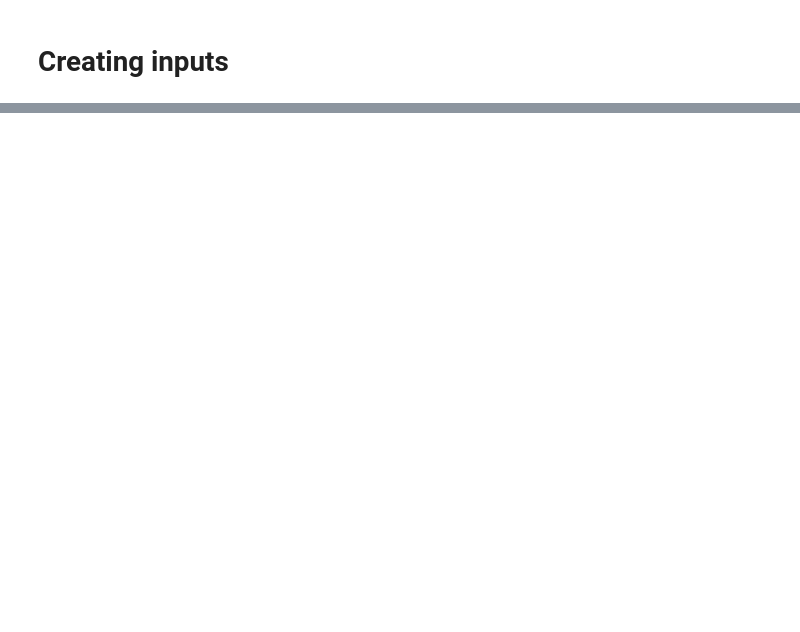
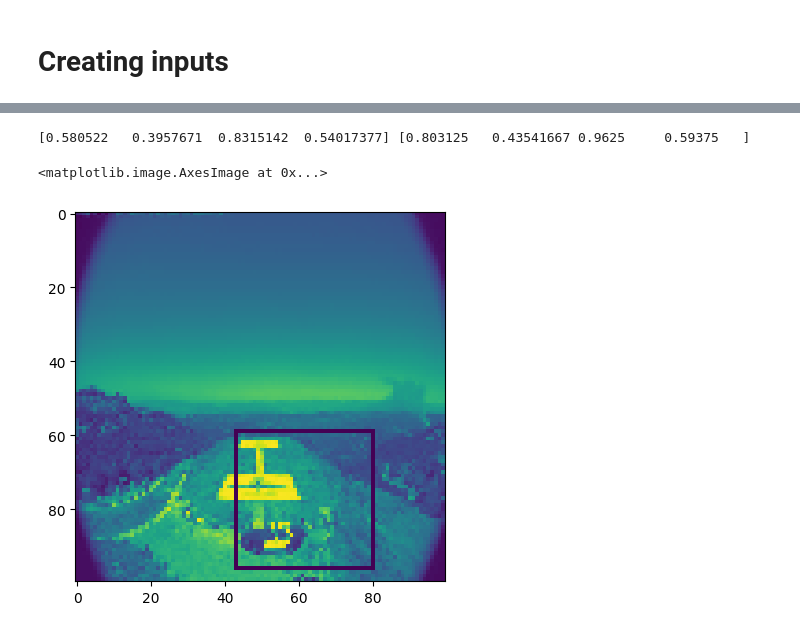
Before and after one commit to Shreyas1018/WildFireDetection, a Jupyter notebook: Wildfire.ipynb, the cells around one changed output, grey strips where cells are left out. Cells and saved outputs as stored; diff of their text form; code cells hidden in the pictures; blank space fills up the shorter version.

```diff
--- a/Wildfire.ipynb
+++ b/Wildfire.ipynb
@@ -124,0 +80,20 @@ array([  1., 242., 150., 333.])
+# %%
+input_size = (100, 100)
+def load_data(directory):
+    annots = pd.read_csv(os.path.join(directory, '_annotations.csv'))
+    images = []
+    boundingBoxes = []
+    for index, row in annots.iterrows():
+        img = cv2.imread(os.path.join(directory, row['filename']), 0)
+        try:
+            resized_img = cv2.resize(img, input_size)
+            x = resized_img/255.0
+            images.append(x)
+
+            bounds = [row['xmin']/row['width'], row['ymin']/row['height'],
+                      row['xmax']/row['width'], row['ymax']/row['height']]
+            boundingBoxes.append(bounds)
+        except:
+            continue
+
+    return np.array(images), np.array(boundingBoxes, dtype=np.float32)
@@ -125 +104,3 @@ array([  1., 242., 150., 333.])
+# %%
+X_test, y_test = load_data(test_path)
 # %% [markdown]
@@ -184,0 +219,4 @@ model.compile(optimizer=tf.keras.optimizers.Adam(),
+# %%
+print(y_pred[0], y_test[0])
+# %% [output]
+[0.580522   0.3957671  0.8315142  0.54017377] [0.803125   0.43541667 0.9625     0.59375   ]
@@ -184,0 +225,10 @@ model.compile(optimizer=tf.keras.optimizers.Adam(),
+# %%
+x1, x2, y1, y2 = y_test[0]
+# %%
+img = X_test[0]
+height, width = img.shape
+cv2.rectangle(img, (int(x1*width), int(y1*height)), (int(x2*width), int(y2*height)), (0, 255, 0), 1)
+plt.imshow(img)
+# %% [output]
+<matplotlib.image.AxesImage at 0x...>
+[figure, added]
```
Also changed, not shown: parts of 24 cells of this notebook.
